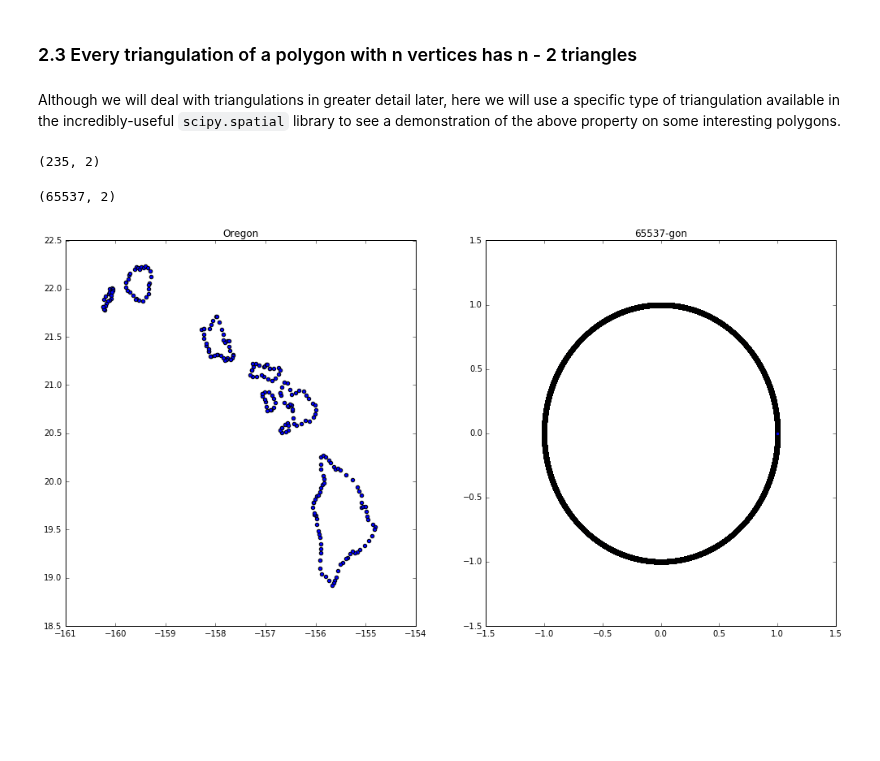
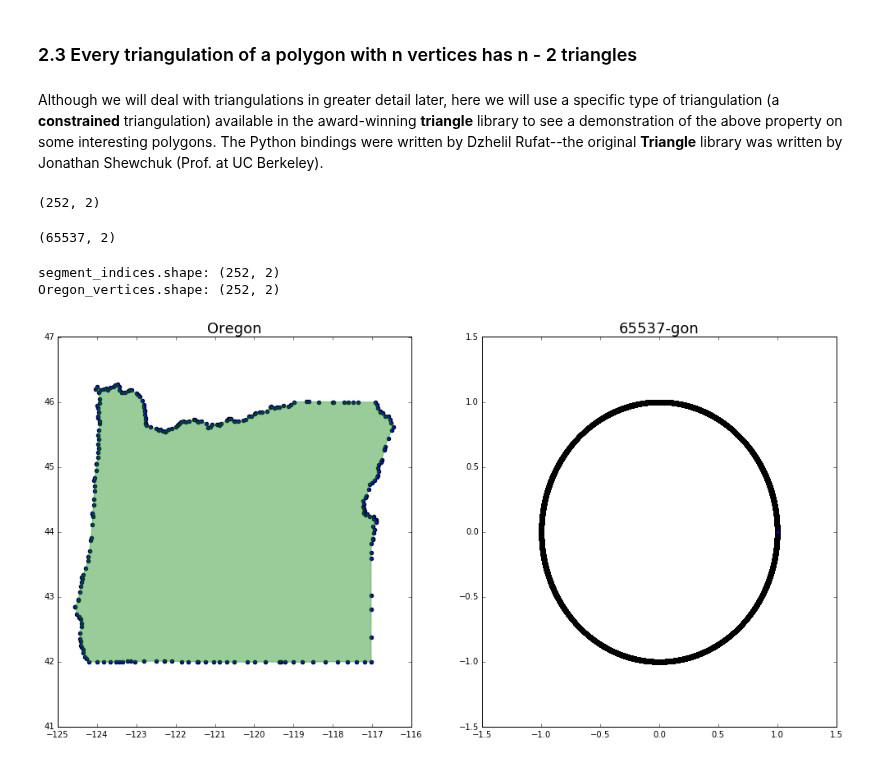
Before and after one commit to tylerjereddy/pycon-2016, a Jupyter notebook: computational_geometry_tutorial.ipynb, the cells around one changed output. Saved outputs shown, nothing was run; the diff lists cells and outputs as text; code cells hidden in the pictures; blank space fills up the shorter version.

```diff
--- a/computational_geometry_tutorial.ipynb
+++ b/computational_geometry_tutorial.ipynb
@@ -111,17 +114,18 @@ def polygon_sweep(y_value_p1, y_value_p2, new_diagonal_p2):
 # %% [markdown]
 ### 2.3 Every triangulation of a polygon with n vertices has n - 2 triangles
 # %% [markdown]
-Although we will deal with triangulations in greater detail later, here we will use a specific type of triangulation available in the incredibly-useful `scipy.spatial` library to see a demonstration of the above property on some interesting polygons.
+Although we will deal with triangulations in greater detail later, here we will use a specific type of triangulation (a **constrained** triangulation) available in the award-winning **triangle** library to see a demonstration of the above property on some interesting polygons. The Python bindings were written by Dzhelil Rufat--the original **Triangle** library was written by Jonathan Shewchuk (Prof. at UC Berkeley).
 # %%
 import shapefile #Python pyshp library
 sf = shapefile.Reader("shapefiles/cb_2015_us_state_20m.shp") #a pain to figure out where / how to download these from Government websites
-len(sf.shapes())
-sf.records() #Oregon seems to be 41
-shape_instance = sf.shapes()[41]
-Oregon_perimeter = np.array(shape_instance.points) #need to check that this is really Oregon!!
-Oregon_perimeter.shape
+shapeRecs = sf.shapeRecords()
+for shapeRec in shapeRecs:
+    if 'Oregon' in shapeRec.record:
+        Oregon_vertices = np.array(shapeRec.shape.points)
+
+Oregon_vertices.shape
 # %% [output]
-(235, 2)
+(252, 2)
 # %%
 def generate_regular_polygon_vertices(r, n_vertices):
     iteration_values = np.arange(n_vertices)
@@ -136,15 +140,45 @@ polygon_Hermes = generate_regular_polygon_vertices(1.0, 65537)
 polygon_Hermes.shape
 # %% [output]
 (65537, 2)
-# %%
-#plot the polygons of interest with interactive widget(s) for triangulation, etc.
-fig_2_3 = plt.figure()
-ax1 = fig_2_3.add_subplot(121)
-ax1.scatter(Oregon_perimeter[...,0], Oregon_perimeter[...,1])
-ax1.set_title('Oregon')
-ax2 = fig_2_3.add_subplot(122)
-ax2.scatter(polygon_Hermes[...,0], polygon_Hermes[...,1])
-ax2.set_title('65537-gon')
-fig_2_3.set_size_inches(17,8.5)
-# %% [output]
-[figure, removed]
+# %%
+#plot the polygons of interest with interactive widget(s) for triangulation, etc.
+from matplotlib.collections import PolyCollection
+
+@interact(triangulate_Oregon= False,
+          triangule_Hermes = False)
+def triangulation_demo(triangulate_Oregon=False, triangulate_Hermes=False):
+    fig_2_3 = plt.figure()
+    ax1 = fig_2_3.add_subplot(121)
+    ax1.scatter(Oregon_vertices[...,0], Oregon_vertices[...,1])
+    p_Oregon = Polygon(Oregon_vertices, color='green', alpha = 0.4)
+    ax1.add_patch(p_Oregon)
+    ax1.set_title('Oregon', fontsize=18)
+    ax2 = fig_2_3.add_subplot(122)
+    ax2.scatter(polygon_Hermes[...,0], polygon_Hermes[...,1])
+    ax2.set_title('65537-gon', fontsize=18)
+    fig_2_3.set_size_inches(17,8.5)
+
+    if triangulate_Oregon:
+        #need vertex indices for all edges of the polygon
+        segment_start_indices = np.arange(Oregon_vertices.shape[0])
+        segment_end_indices = segment_start_indices + 1
+        segment_end_indices[-1] = 0
+        segment_indices = np.array(zip(segment_start_indices, segment_end_indices))
+        print 'segment_indices.shape:', segment_indices.shape
+        print 'Oregon_vertices.shape:', Oregon_vertices.shape
+        Oregon_vertex_dict = dict(vertices = Oregon_vertices, segments = segment_indices)
+        #tri = triangle.triangulate(Oregon_vertex_dict, 'p') #'p' for triangulation of planar graph
+        #print tri.keys()
+        #simplex_coords = Oregon_vertices[tri['triangles']]
+        #triangles = PolyCollection((simplex_coords))
+        #ax1.add_collection(triangles)
+
+    if triangulate_Hermes:
+        tri = scipy.spatial.Delaunay(polygon_Hermes)
+        simplex_coords = tri.points[tri.simplices]
+        triangles = PolyCollection((simplex_coords))
+        ax2.add_collection(triangles)
+# %% [output]
+segment_indices.shape: (252, 2)
+Oregon_vertices.shape: (252, 2)
+[figure, added]
```
Also changed, not shown: parts of 3 cells of this notebook.
